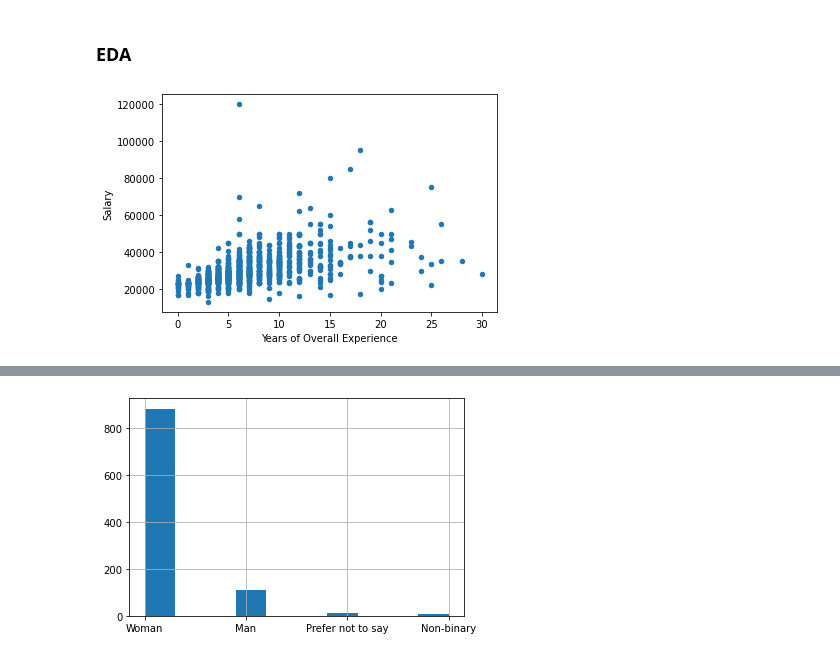
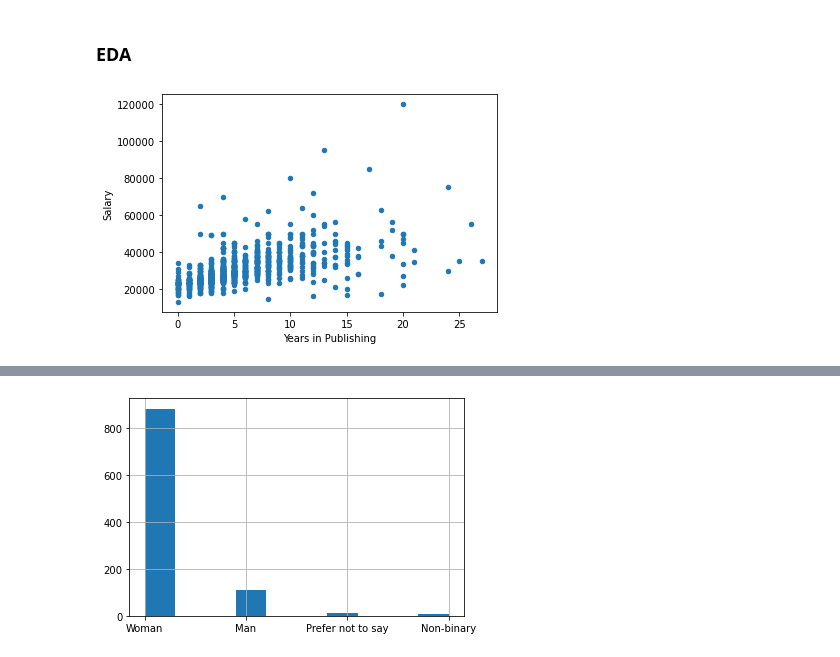
Before and after one commit to dan-grant-hunter/UK_Publishing_Analysis, a Jupyter notebook: book_publishing.ipynb, the cells around one changed output, grey strips where cells are left out. Saved outputs shown, nothing was run; the diff lists cells and outputs as text; code cells hidden in the pictures.

```diff
--- a/book_publishing.ipynb
+++ b/book_publishing.ipynb
@@ -179,3 +154,0 @@ Name: Years of Overall Experience, dtype: int64
-# %%
-# Replace all instances of 'Less than 1' to 0 in 'Years in Publishing' column
-uk_pub.loc[uk_pub['Years of Overall Experience'] == 'Less than 1', 'Years of Overall Experience'] = 0
@@ -187,6 +154,0 @@ uk_pub.loc[uk_pub['Years of Overall Experience'] == 'More than 30']
-# %%
-# Drop row where data is not numeric
-uk_pub.drop(uk_pub[uk_pub['Years of Overall Experience']  == 'More than 30'].index, inplace = True)
-# %%
-# Convert 'Years in Publishing' to numeric data type
-uk_pub['Years of Overall Experience'] = pd.to_numeric(uk_pub['Years of Overall Experience'], errors='coerce')
@@ -201,3 +154,0 @@ uk_pub.boxplot(column=['Years of Overall Experience']);
-# %%
-# Due to the number of outliers we will fill the null values with median
-uk_pub['Years of Overall Experience'].fillna(uk_pub['Years of Overall Experience'].median(), inplace=True)
@@ -543,7 +499,7 @@ uk_pub['Salary'] = uk_pub['Salary'].astype('int64')
 # %% [markdown]
 ### EDA
 # %%
-# Checking relatinship between Salary and Years of Overall Experience
-uk_pub.plot(kind='scatter', x='Years of Overall Experience', y='Salary');
+# Checking relationship between salary and years in publishing
+uk_pub.plot(kind='scatter', x='Years in Publishing', y='Salary');
 # %% [output]
-[figure, old version]
+[figure, new version]
```
Also changed, not shown: parts of 107 cells of this notebook.
